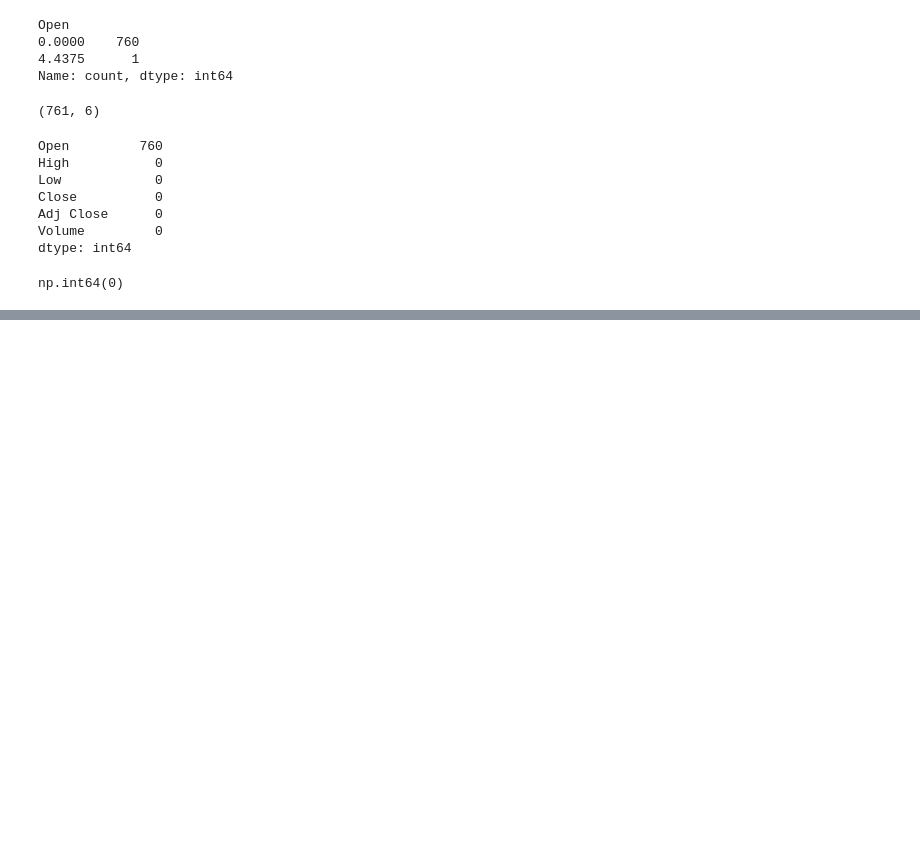
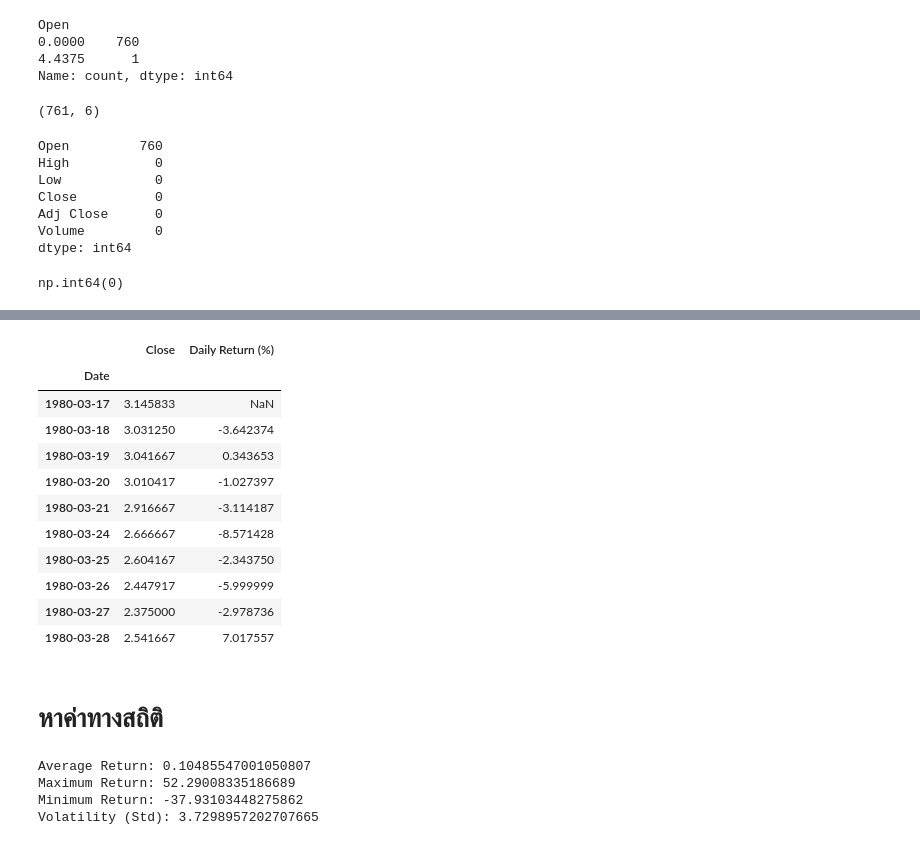
Before and after one commit to surakiartsuksri-hub/StockMini, a Jupyter notebook: StockMini.ipynb, the cells around one changed output, grey strips where cells are left out. Saved outputs shown, nothing was run; the diff lists cells and outputs as text; code cells hidden in the pictures; blank space fills up the shorter version.

```diff
--- a/StockMini.ipynb
+++ b/StockMini.ipynb
@@ -146,0 +179,33 @@ np.int64(0)
+# %%
+df_analysis["Daily Return (%)"] = (
+    df_analysis["Close"].pct_change(fill_method=None) * 100
+)
+
+df_analysis[["Close", "Daily Return (%)"]].head(10)
+# %% [output]
+|  | Close | Daily Return (%) |
+| Date |  |  |
+| 1980-03-17 | 3.145833 | NaN |
+| 1980-03-18 | 3.031250 | -3.642374 |
+| 1980-03-19 | 3.041667 | 0.343653 |
+| 1980-03-20 | 3.010417 | -1.027397 |
+| 1980-03-21 | 2.916667 | -3.114187 |
+| 1980-03-24 | 2.666667 | -8.571428 |
+| 1980-03-25 | 2.604167 | -2.343750 |
+| 1980-03-26 | 2.447917 | -5.999999 |
+| 1980-03-27 | 2.375000 | -2.978736 |
+| 1980-03-28 | 2.541667 | 7.017557 |
+# %% [markdown]
+# หาค่าทางสถิติ
+# %%
+returns = df_analysis["Daily Return (%)"].dropna()
+
+print("Average Return:", returns.mean())
+print("Maximum Return:", returns.max())
+print("Minimum Return:", returns.min())
+print("Volatility (Std):", returns.std())
+# %% [output]
+Average Return: 0.10485547001050807
+Maximum Return: 52.29008335186689
+Minimum Return: -37.93103448275862
+Volatility (Std): 3.7298957202707665
```
Also changed, not shown: parts of 8 cells of this notebook.
